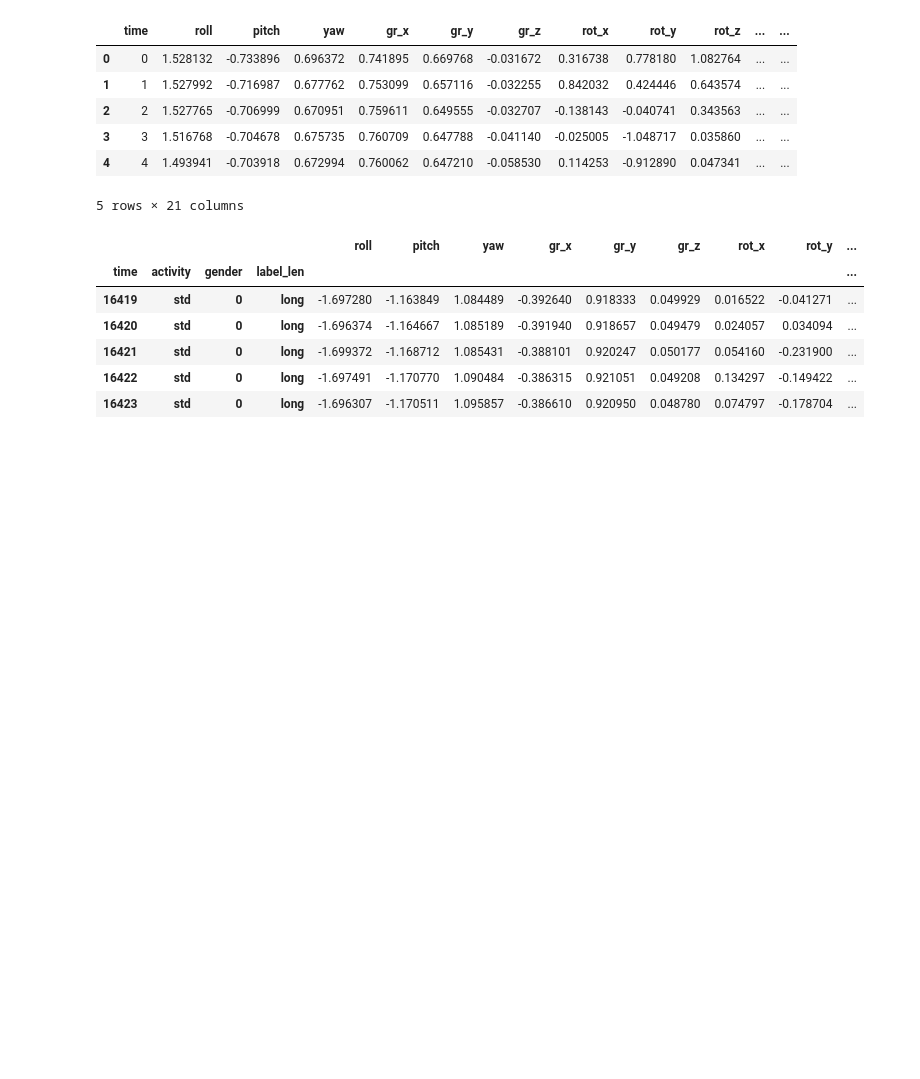
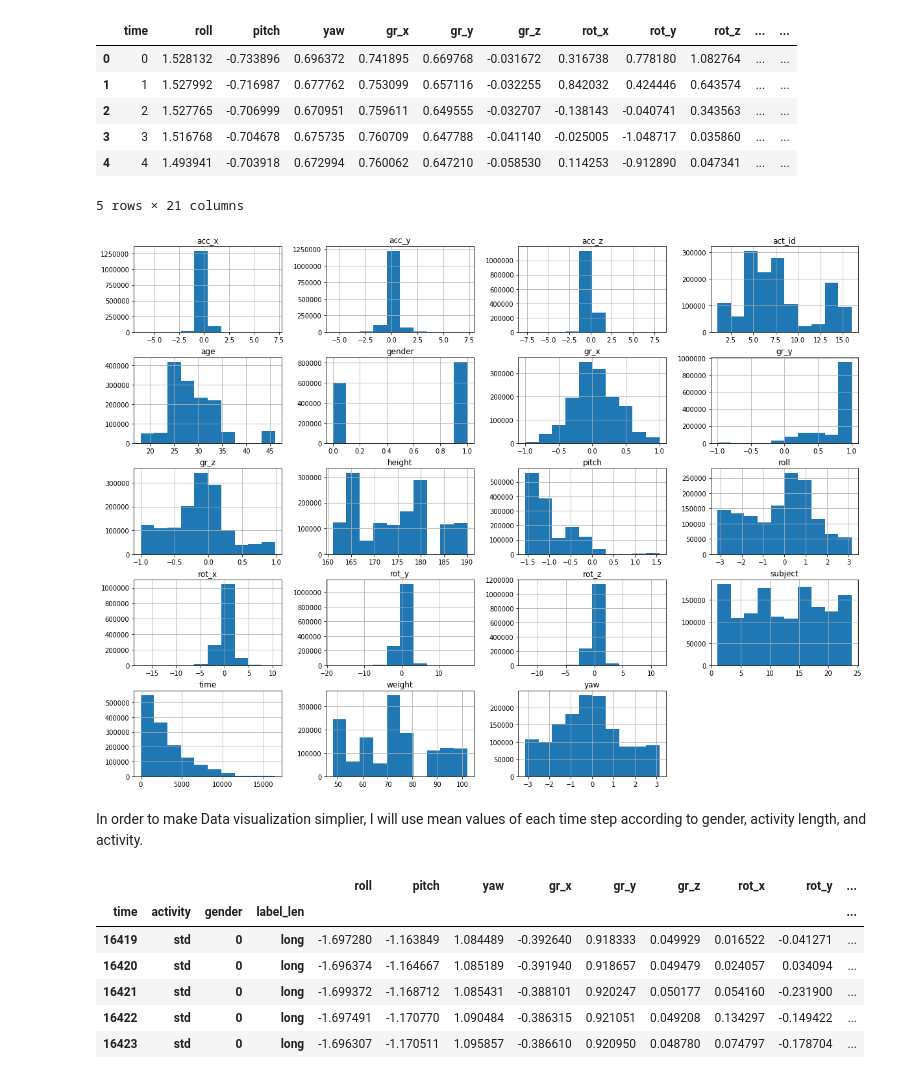
Before and after one commit to raquelredo/Projects, a Jupyter notebook: Machine Learning/Mobile_ts/mobile_ts.ipynb, the cells around one changed output. Saved outputs shown, nothing was run; the diff lists cells and outputs as text; code cells hidden in the pictures; blank space fills up the shorter version.

```diff
--- a/Machine Learning/Mobile_ts/mobile_ts.ipynb
+++ b/Machine Learning/Mobile_ts/mobile_ts.ipynb
@@ -322,6 +324,13 @@ df.head()
 5 rows × 21 columns
 # %%
 numerical = ("roll", "pitch", "yaw", "gr_x", "gr_y", "gr_z","rot_x", "rot_y", "rot_z", "acc_x", "acc_y", "acc_z")
+# %%
+df.hist(figsize=(20,15))
+plt.show()
+# %% [output]
+[figure, added]
+# %% [markdown]
+In order to make Data visualization simplier, I will  use mean values of each time step according to gender, activity length, and activity.
 # %%
 #long = df["label_len"].filter("long", df)
 df = df.reset_index()
```
Also changed, not shown: parts of 16 cells of this notebook, 8 other files.
